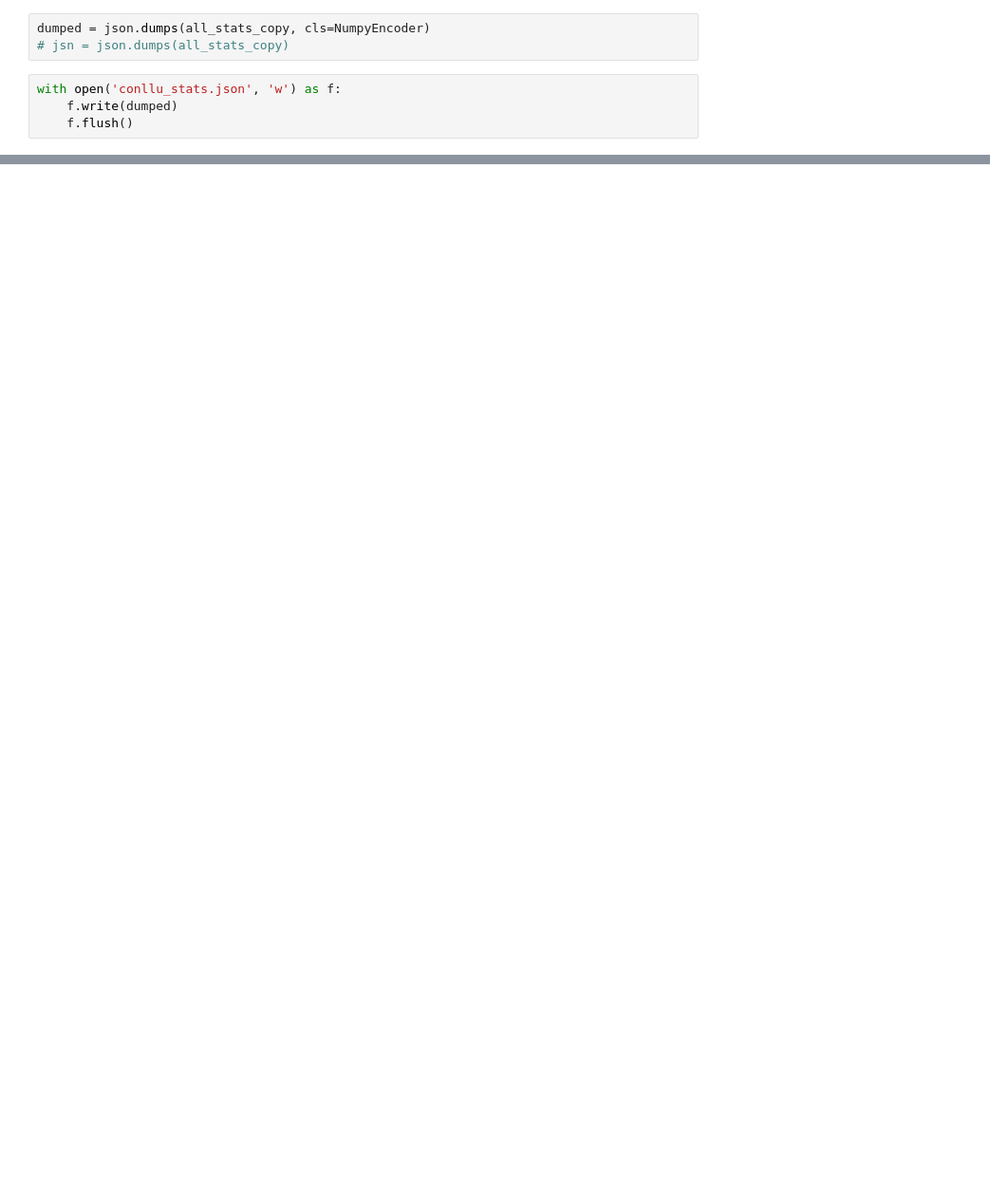
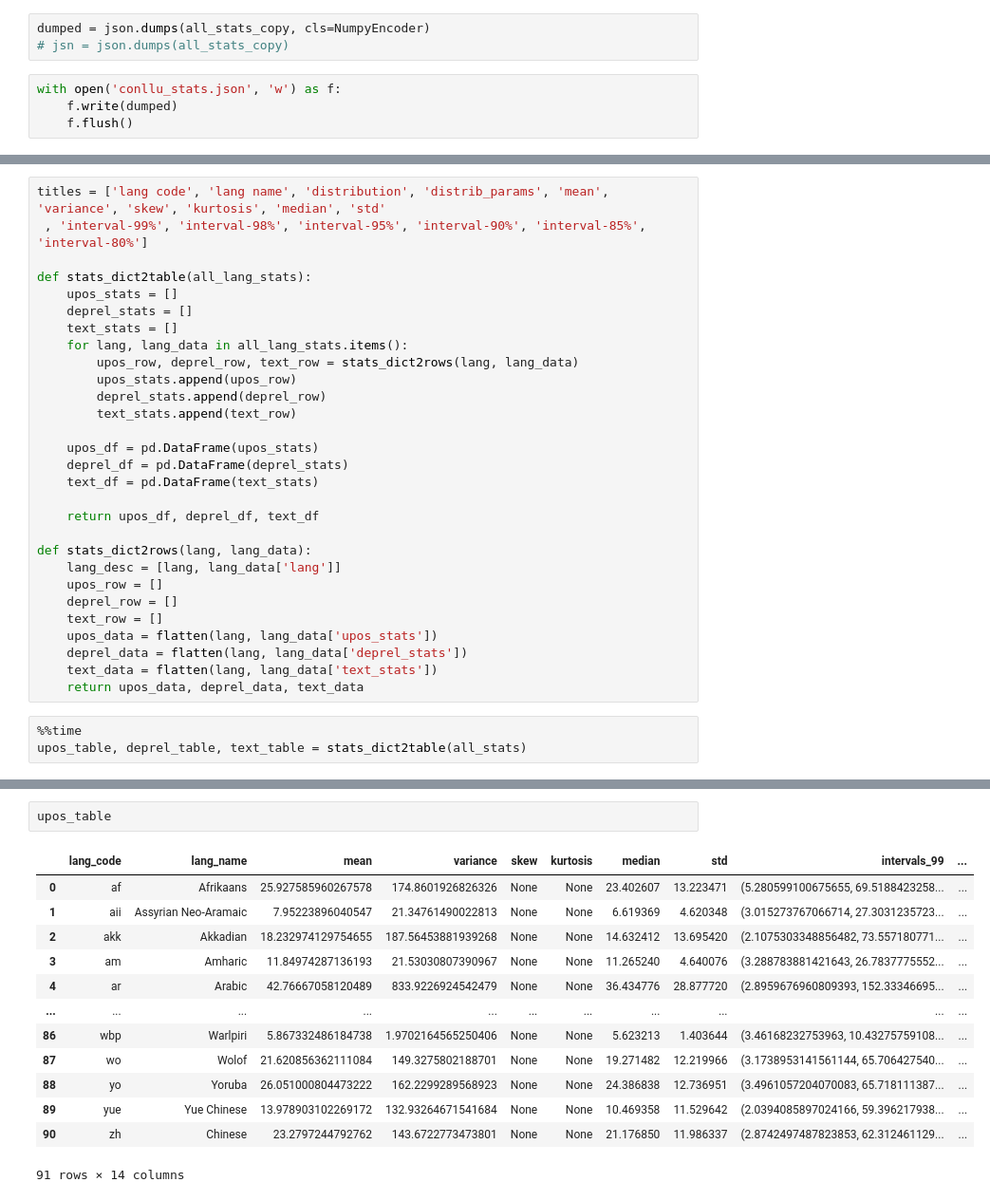
Before and after one commit to leomrocha/mix_nlp, a Jupyter notebook: utf8/conllu_exploration-data-extraction.ipynb, the cells around one changed output, grey strips where cells are left out. Shown: that part at 95% size. Saved outputs shown, nothing was run; the diff lists cells and outputs as text; blank space fills up the shorter version.

Commit message:
recomputed stats to include intervals. Improved data extrction. Tables now are computed and shown. TODO improve visualizations in bokeh

```diff
--- a/utf8/conllu_exploration-data-extraction.ipynb
+++ b/utf8/conllu_exploration-data-extraction.ipynb
@@ -296,0 +350,32 @@ This should have taken care of much of the size issue, but for a website that wi
+# %%
+titles = ['lang code', 'lang name', 'distribution', 'distrib_params', 'mean', 'variance', 'skew', 'kurtosis', 'median', 'std'
+ , 'interval-99%', 'interval-98%', 'interval-95%', 'interval-90%', 'interval-85%', 'interval-80%']
+
+def stats_dict2table(all_lang_stats):
+    upos_stats = []
+    deprel_stats = []
+    text_stats = []
+    for lang, lang_data in all_lang_stats.items():
+        upos_row, deprel_row, text_row = stats_dict2rows(lang, lang_data)
+        upos_stats.append(upos_row)
+        deprel_stats.append(deprel_row)
+        text_stats.append(text_row)
+
+    upos_df = pd.DataFrame(upos_stats)
+    deprel_df = pd.DataFrame(deprel_stats)
+    text_df = pd.DataFrame(text_stats)
+
+    return upos_df, deprel_df, text_df
+
+def stats_dict2rows(lang, lang_data):
+    lang_desc = [lang, lang_data['lang']]
+    upos_row = []
+    deprel_row = []
+    text_row = []
+    upos_data = flatten(lang, lang_data['upos_stats'])
+    deprel_data = flatten(lang, lang_data['deprel_stats'])
+    text_data = flatten(lang, lang_data['text_stats'])
+    return upos_data, deprel_data, text_data
+# %%
+%%time
+upos_table, deprel_table, text_table = stats_dict2table(all_stats)
@@ -296,0 +392,16 @@ This should have taken care of much of the size issue, but for a website that wi
+# %%
+upos_table
+# %% [output]
+|  | lang_code | lang_name | mean | variance | skew | kurtosis | median | std | intervals_99 | ... |
+| 0 | af | Afrikaans | 25.927585960267578 | 174.8601926826326 | None | None | 23.402607 | 13.223471 | (5.280599100675655, 69.5188423258... | ... |
+| 1 | aii | Assyrian Neo-Aramaic | 7.95223896040547 | 21.34761490022813 | None | None | 6.619369 | 4.620348 | (3.015273767066714, 27.3031235723... | ... |
+| 2 | akk | Akkadian | 18.232974129754655 | 187.56453881939268 | None | None | 14.632412 | 13.695420 | (2.1075303348856482, 73.557180771... | ... |
+| 3 | am | Amharic | 11.84974287136193 | 21.53030807390967 | None | None | 11.265240 | 4.640076 | (3.288783881421643, 26.7837775552... | ... |
+| 4 | ar | Arabic | 42.76667058120489 | 833.9226924542479 | None | None | 36.434776 | 28.877720 | (2.8959676960809393, 152.33346695... | ... |
+| ... | ... | ... | ... | ... | ... | ... | ... | ... | ... | ... |
+| 86 | wbp | Warlpiri | 5.867332486184738 | 1.9702164565250406 | None | None | 5.623213 | 1.403644 | (3.46168232753963, 10.43275759108... | ... |
+| 87 | wo | Wolof | 21.620856362111084 | 149.3275802188701 | None | None | 19.271482 | 12.219966 | (3.1738953141561144, 65.706427540... | ... |
+| 88 | yo | Yoruba | 26.051000804473222 | 162.2299289568923 | None | None | 24.386838 | 12.736951 | (3.4961057204070083, 65.718111387... | ... |
+| 89 | yue | Yue Chinese | 13.978903102269172 | 132.93264671541684 | None | None | 10.469358 | 11.529642 | (2.0394085897024166, 59.396217938... | ... |
+| 90 | zh | Chinese | 23.2797244792762 | 143.6722773473801 | None | None | 21.176850 | 11.986337 | (2.8742497487823853, 62.312461129... | ... |
+91 rows × 14 columns
```
Also changed, not shown: parts of 20 cells of this notebook, 2 other files.
